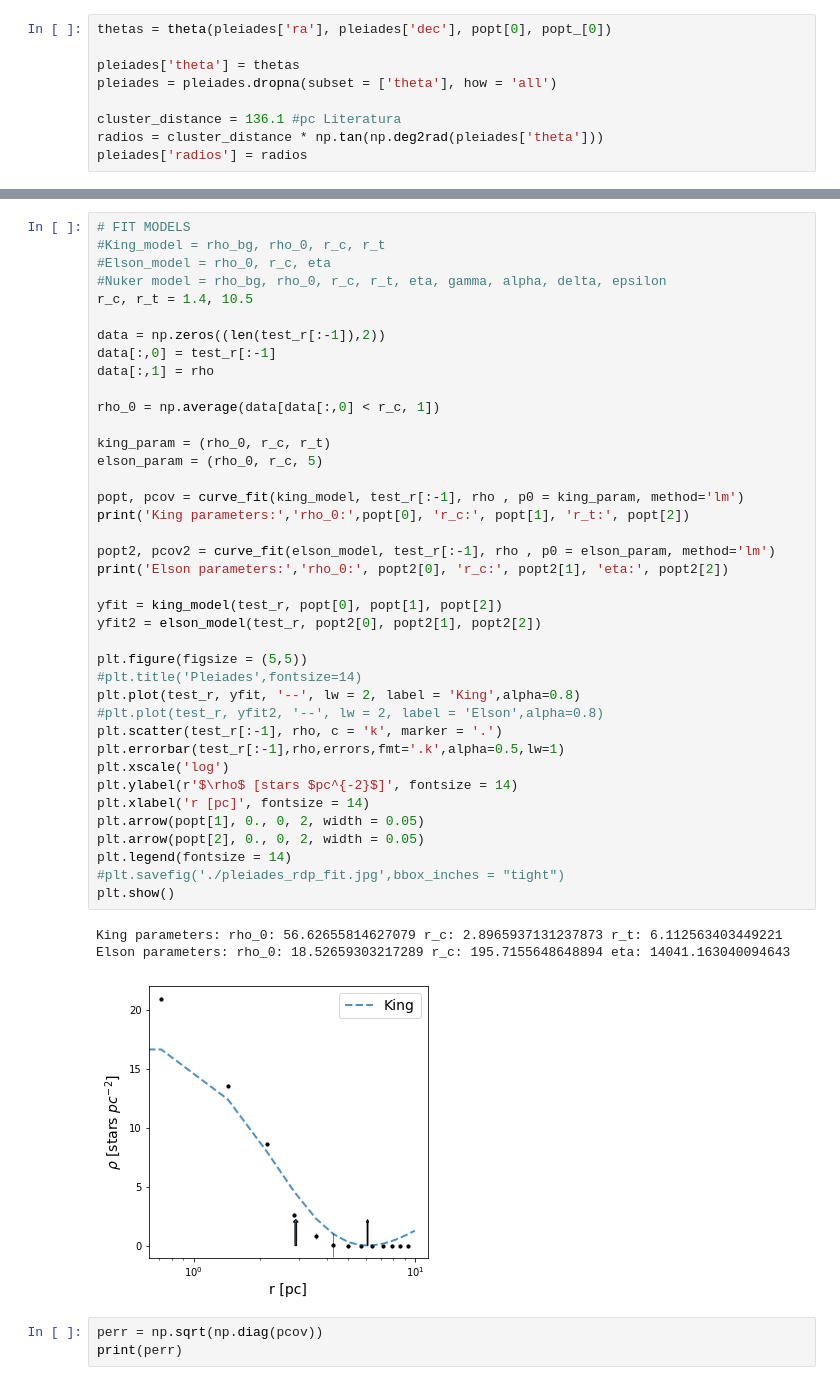
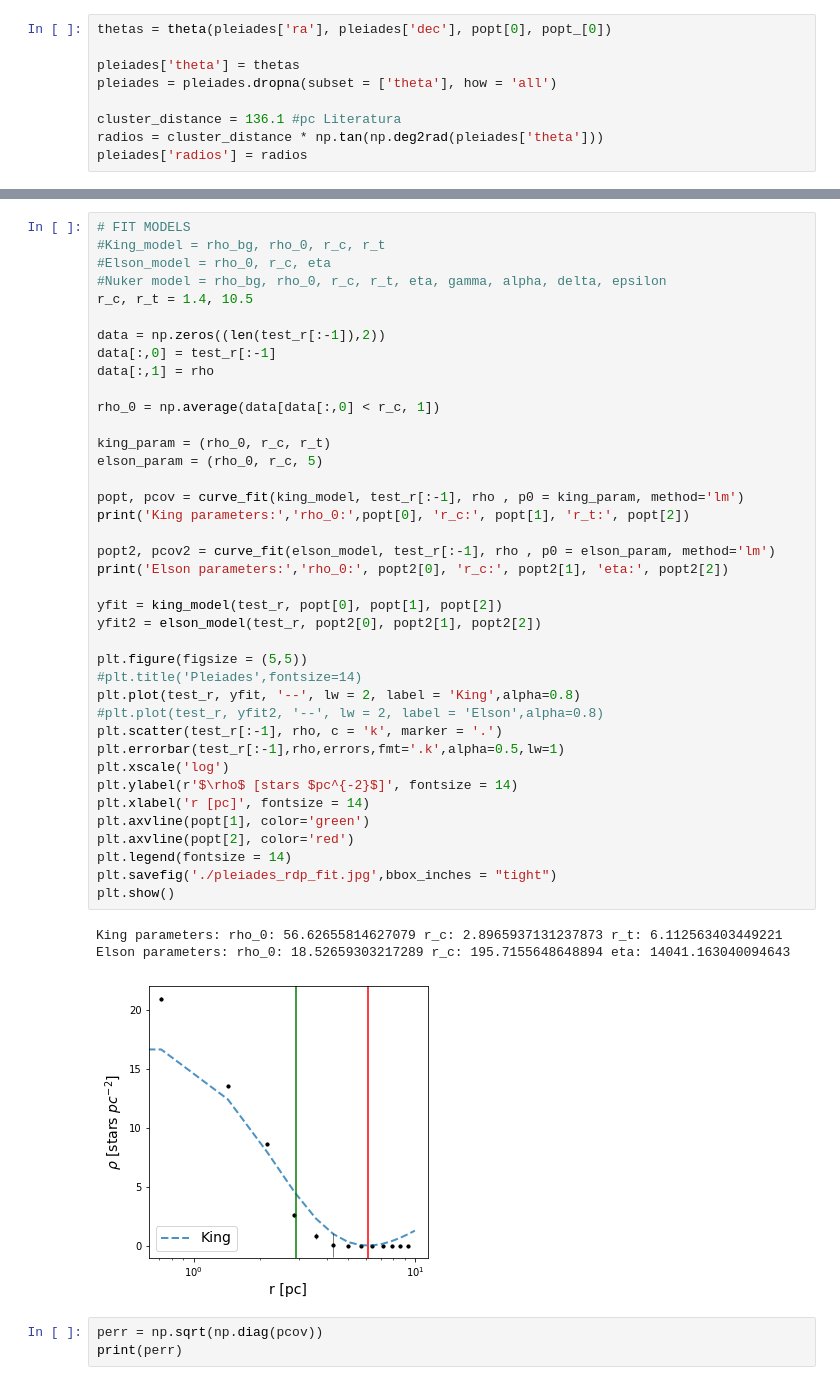
Before and after one commit to stevenalfonso/Radial-density-profiles, a Jupyter notebook: RDP_Fit.ipynb, the cells around one changed output, grey strips where cells are left out. Drawn from its saved outputs; the diff is of its cells as text.

```diff
--- a/RDP_Fit.ipynb
+++ b/RDP_Fit.ipynb
@@ -368,37 +368,37 @@ data[:,0] = test_r[:-1]
 data[:,1] = rho
 
 rho_0 = np.average(data[data[:,0] < r_c, 1])
 
 king_param = (rho_0, r_c, r_t)
 elson_param = (rho_0, r_c, 5)
 
 popt, pcov = curve_fit(king_model, test_r[:-1], rho , p0 = king_param, method='lm')
 print('King parameters:','rho_0:',popt[0], 'r_c:', popt[1], 'r_t:', popt[2])
 
 popt2, pcov2 = curve_fit(elson_model, test_r[:-1], rho , p0 = elson_param, method='lm')
 print('Elson parameters:','rho_0:', popt2[0], 'r_c:', popt2[1], 'eta:', popt2[2])
 
 yfit = king_model(test_r, popt[0], popt[1], popt[2])
 yfit2 = elson_model(test_r, popt2[0], popt2[1], popt2[2])
 
 plt.figure(figsize = (5,5))
 #plt.title('Pleiades',fontsize=14)
 plt.plot(test_r, yfit, '--', lw = 2, label = 'King',alpha=0.8)
 #plt.plot(test_r, yfit2, '--', lw = 2, label = 'Elson',alpha=0.8)
 plt.scatter(test_r[:-1], rho, c = 'k', marker = '.')
 plt.errorbar(test_r[:-1],rho,errors,fmt='.k',alpha=0.5,lw=1)
 plt.xscale('log')
 plt.ylabel(r'$\rho$ [stars $pc^{-2}$]', fontsize = 14)
 plt.xlabel('r [pc]', fontsize = 14)
-plt.arrow(popt[1], 0., 0, 2, width = 0.05)
-plt.arrow(popt[2], 0., 0, 2, width = 0.05)
+plt.axvline(popt[1], color='green')
+plt.axvline(popt[2], color='red')
 plt.legend(fontsize = 14)
-#plt.savefig('./pleiades_rdp_fit.jpg',bbox_inches = "tight")
+plt.savefig('./pleiades_rdp_fit.jpg',bbox_inches = "tight")
 plt.show()
 # %% [output]
 King parameters: rho_0: 56.62655814627079 r_c: 2.8965937131237873 r_t: 6.112563403449221
 Elson parameters: rho_0: 18.52659303217289 r_c: 195.7155648648894 eta: 14041.163040094643
-[figure, old version]
+[figure, new version]
 # %%
 perr = np.sqrt(np.diag(pcov))
 print(perr)
```
Also changed, not shown: parts of 5 cells of this notebook.
